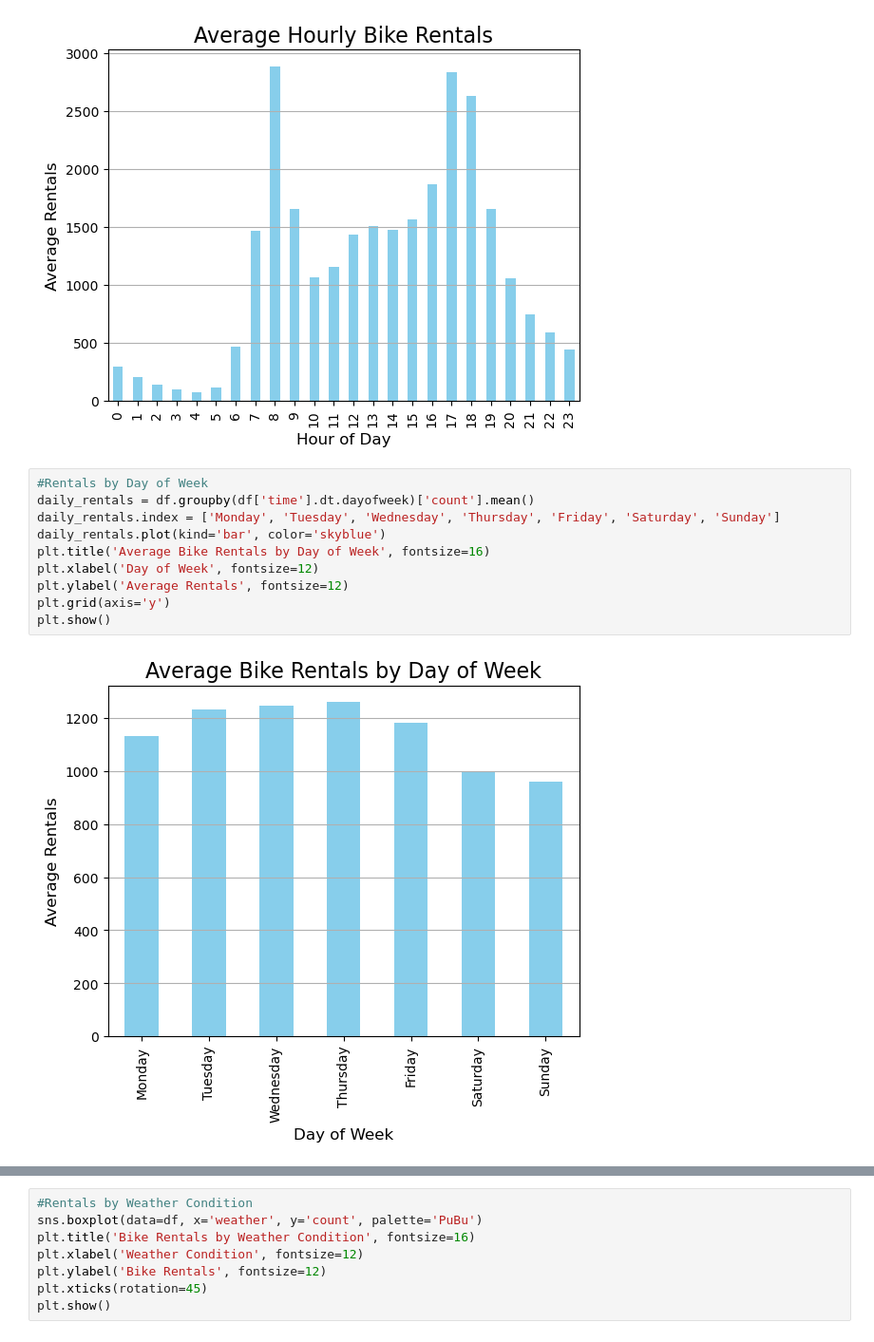
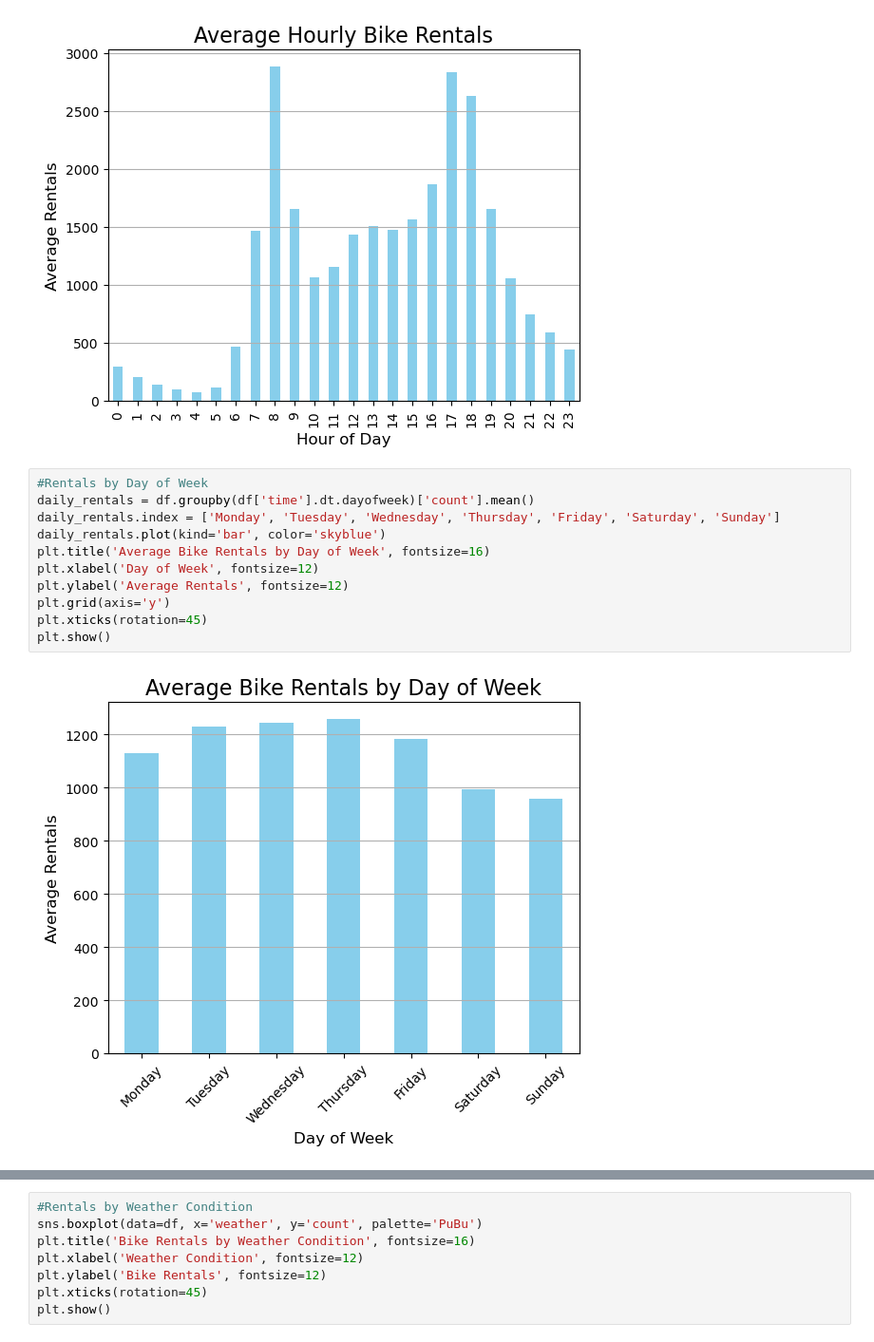
Before and after one commit to adavydov20/Portfolio-Projects, a Jupyter notebook: Bike Sharing Data Preparation & Analysis.ipynb, the cells around one changed output, grey strips where cells are left out. Shown at 95% size. Saved outputs shown, nothing was run; the diff lists cells and outputs as text.

Commit message:
Updated Bike Sharing Analysis Visuals

```diff
--- a/Bike Sharing Data Preparation & Analysis.ipynb
+++ b/Bike Sharing Data Preparation & Analysis.ipynb
@@ -171,15 +171,16 @@ plt.show()
 # %%
 #Rentals by Day of Week
 daily_rentals = df.groupby(df['time'].dt.dayofweek)['count'].mean()
 daily_rentals.index = ['Monday', 'Tuesday', 'Wednesday', 'Thursday', 'Friday', 'Saturday', 'Sunday']
 daily_rentals.plot(kind='bar', color='skyblue')
 plt.title('Average Bike Rentals by Day of Week', fontsize=16)
 plt.xlabel('Day of Week', fontsize=12)
 plt.ylabel('Average Rentals', fontsize=12)
 plt.grid(axis='y')
+plt.xticks(rotation=45)
 plt.show()
 # %% [output]
-[figure, old version]
+[figure, new version]
 # %%
 #Rentals by Season
 seasonal_rentals = df.groupby('season')['count'].mean()
```
Also changed, not shown: parts of 1 cell of this notebook.
